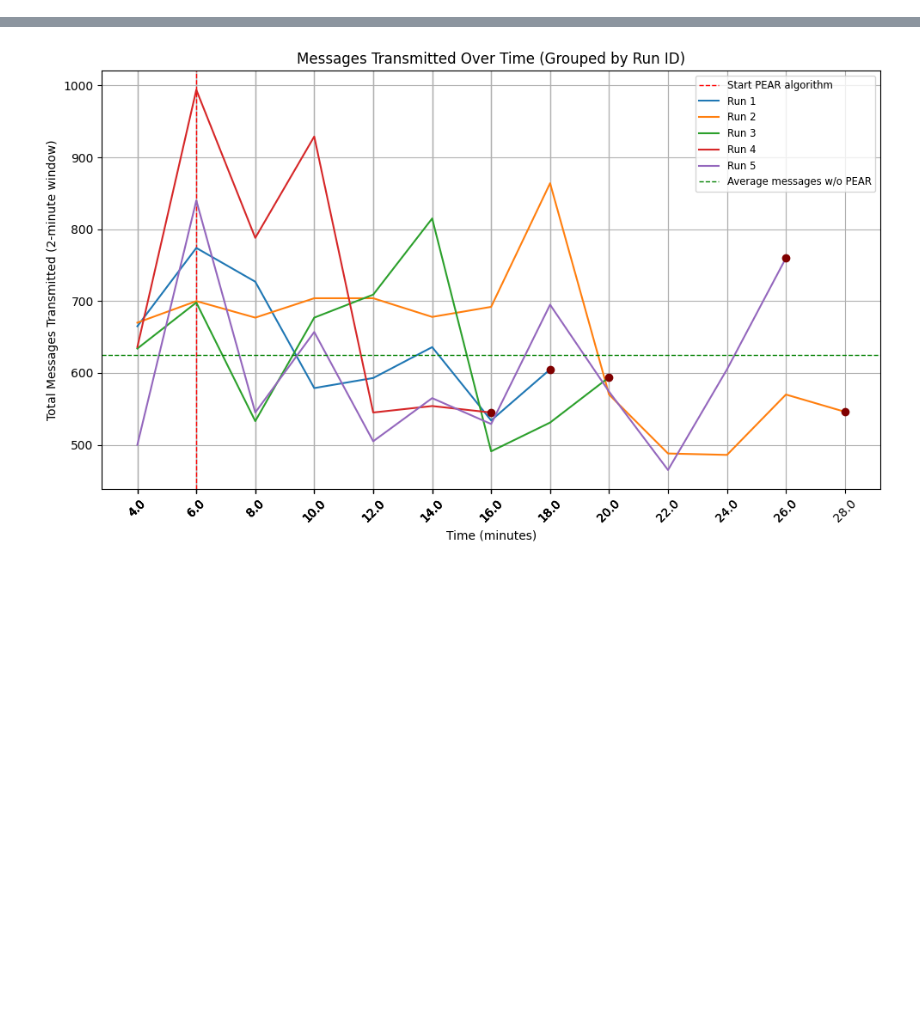
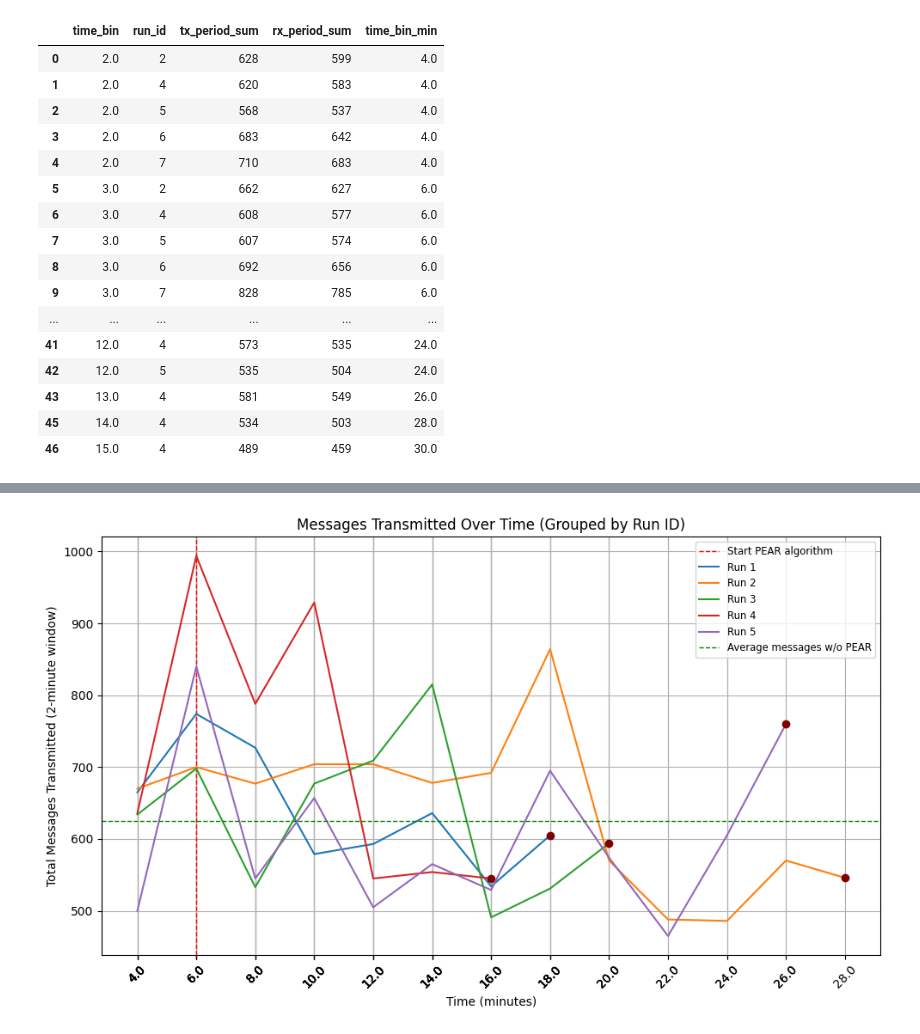
Before and after one commit to NikolajRFA/painlessPEARMesh, a Jupyter notebook: tools/graphs.ipynb, the cells around one changed output, grey strips where cells are left out. Drawn from its saved outputs; the diff is of its cells as text; code cells hidden in the pictures; blank space fills up the shorter version.

```diff
--- a/tools/graphs.ipynb
+++ b/tools/graphs.ipynb
@@ -164,3 +167,23 @@ plt.show()
+# %%
+df_agg
+# %% [output]
+|  | time_bin | run_id | tx_period_sum | rx_period_sum | time_bin_min |
+| 0 | 2.0 | 2 | 628 | 599 | 4.0 |
+| 1 | 2.0 | 4 | 620 | 583 | 4.0 |
+| 2 | 2.0 | 5 | 568 | 537 | 4.0 |
+| 3 | 2.0 | 6 | 683 | 642 | 4.0 |
+| 4 | 2.0 | 7 | 710 | 683 | 4.0 |
+| 5 | 3.0 | 2 | 662 | 627 | 6.0 |
+| 6 | 3.0 | 4 | 608 | 577 | 6.0 |
+| 7 | 3.0 | 5 | 607 | 574 | 6.0 |
+| 8 | 3.0 | 6 | 692 | 656 | 6.0 |
+| 9 | 3.0 | 7 | 828 | 785 | 6.0 |
+| ... | ... | ... | ... | ... | ... |
+| 41 | 12.0 | 4 | 573 | 535 | 24.0 |
+| 42 | 12.0 | 5 | 535 | 504 | 24.0 |
+| 43 | 13.0 | 4 | 581 | 549 | 26.0 |
+| 45 | 14.0 | 4 | 534 | 503 | 28.0 |
+| 46 | 15.0 | 4 | 489 | 459 | 30.0 |
 # %%
 # Ensure each row retains its run_id before filtering
 success_rate_df = temp_df.groupby(["from_node", "run_id"]).tail(1).copy()
```
Also changed, not shown: parts of 4 cells of this notebook, 6 other files.
